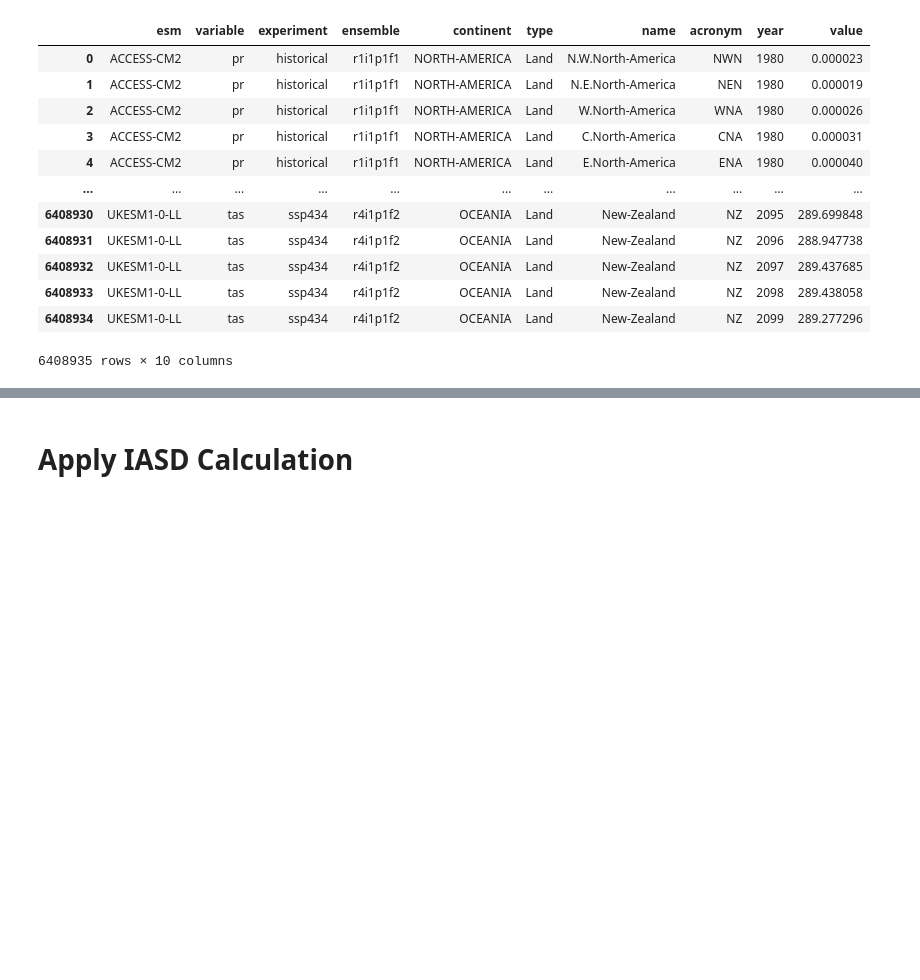
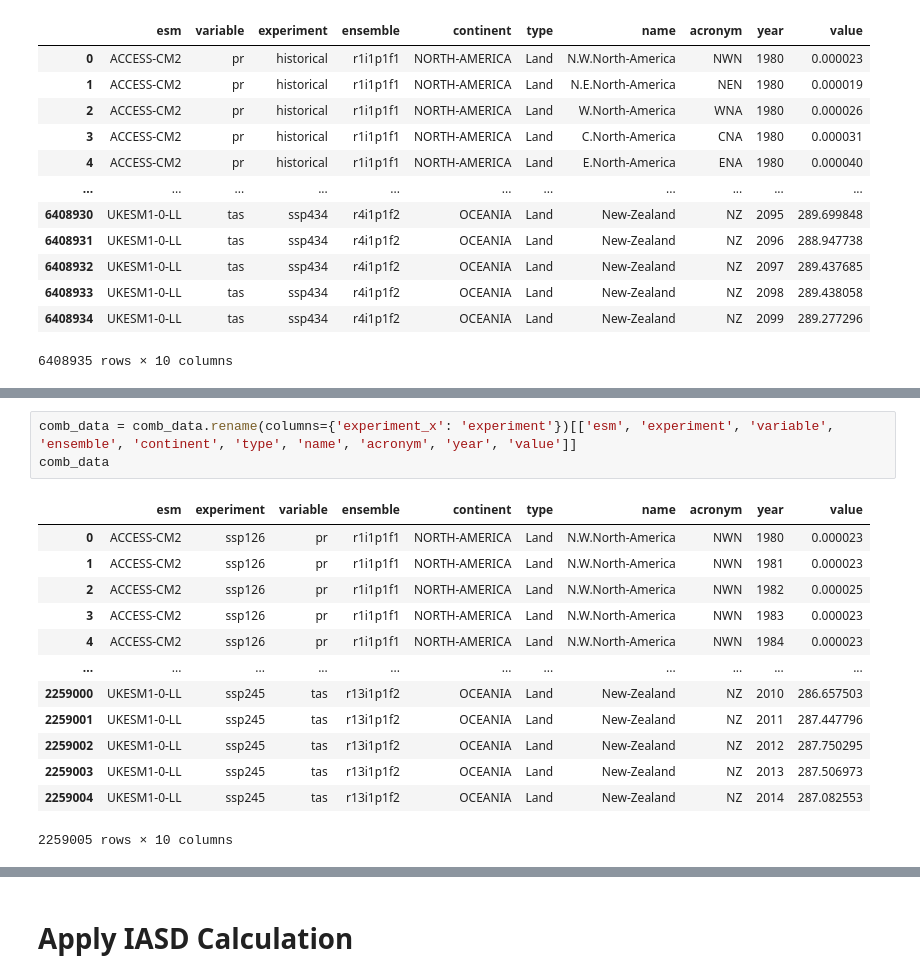
Before and after one commit to JGCRI/stitches_in_r, a Jupyter notebook: R/inst/shinyApp/python_curation/metric_calc.ipynb, the cells around one changed output, grey strips where cells are left out. Saved outputs shown, nothing was run; the diff lists cells and outputs as text; blank space fills up the shorter version.

```diff
--- a/R/inst/shinyApp/python_curation/metric_calc.ipynb
+++ b/R/inst/shinyApp/python_curation/metric_calc.ipynb
@@ -204,0 +211,17 @@ full_data_non_nan_full_ts
+# %%
+comb_data = comb_data.rename(columns={'experiment_x': 'experiment'})[['esm', 'experiment', 'variable', 'ensemble', 'continent', 'type', 'name', 'acronym', 'year', 'value']]
+comb_data
+# %% [output]
+|  | esm | experiment | variable | ensemble | continent | type | name | acronym | year | value |
+| 0 | ACCESS-CM2 | ssp126 | pr | r1i1p1f1 | NORTH-AMERICA | Land | N.W.North-America | NWN | 1980 | 0.000023 |
+| 1 | ACCESS-CM2 | ssp126 | pr | r1i1p1f1 | NORTH-AMERICA | Land | N.W.North-America | NWN | 1981 | 0.000023 |
+| 2 | ACCESS-CM2 | ssp126 | pr | r1i1p1f1 | NORTH-AMERICA | Land | N.W.North-America | NWN | 1982 | 0.000025 |
+| 3 | ACCESS-CM2 | ssp126 | pr | r1i1p1f1 | NORTH-AMERICA | Land | N.W.North-America | NWN | 1983 | 0.000023 |
+| 4 | ACCESS-CM2 | ssp126 | pr | r1i1p1f1 | NORTH-AMERICA | Land | N.W.North-America | NWN | 1984 | 0.000023 |
+| ... | ... | ... | ... | ... | ... | ... | ... | ... | ... | ... |
+| 2259000 | UKESM1-0-LL | ssp245 | tas | r13i1p1f2 | OCEANIA | Land | New-Zealand | NZ | 2010 | 286.657503 |
+| 2259001 | UKESM1-0-LL | ssp245 | tas | r13i1p1f2 | OCEANIA | Land | New-Zealand | NZ | 2011 | 287.447796 |
+| 2259002 | UKESM1-0-LL | ssp245 | tas | r13i1p1f2 | OCEANIA | Land | New-Zealand | NZ | 2012 | 287.750295 |
+| 2259003 | UKESM1-0-LL | ssp245 | tas | r13i1p1f2 | OCEANIA | Land | New-Zealand | NZ | 2013 | 287.506973 |
+| 2259004 | UKESM1-0-LL | ssp245 | tas | r13i1p1f2 | OCEANIA | Land | New-Zealand | NZ | 2014 | 287.082553 |
+2259005 rows × 10 columns
```
Also changed, not shown: parts of 14 cells of this notebook, 1 other file.
